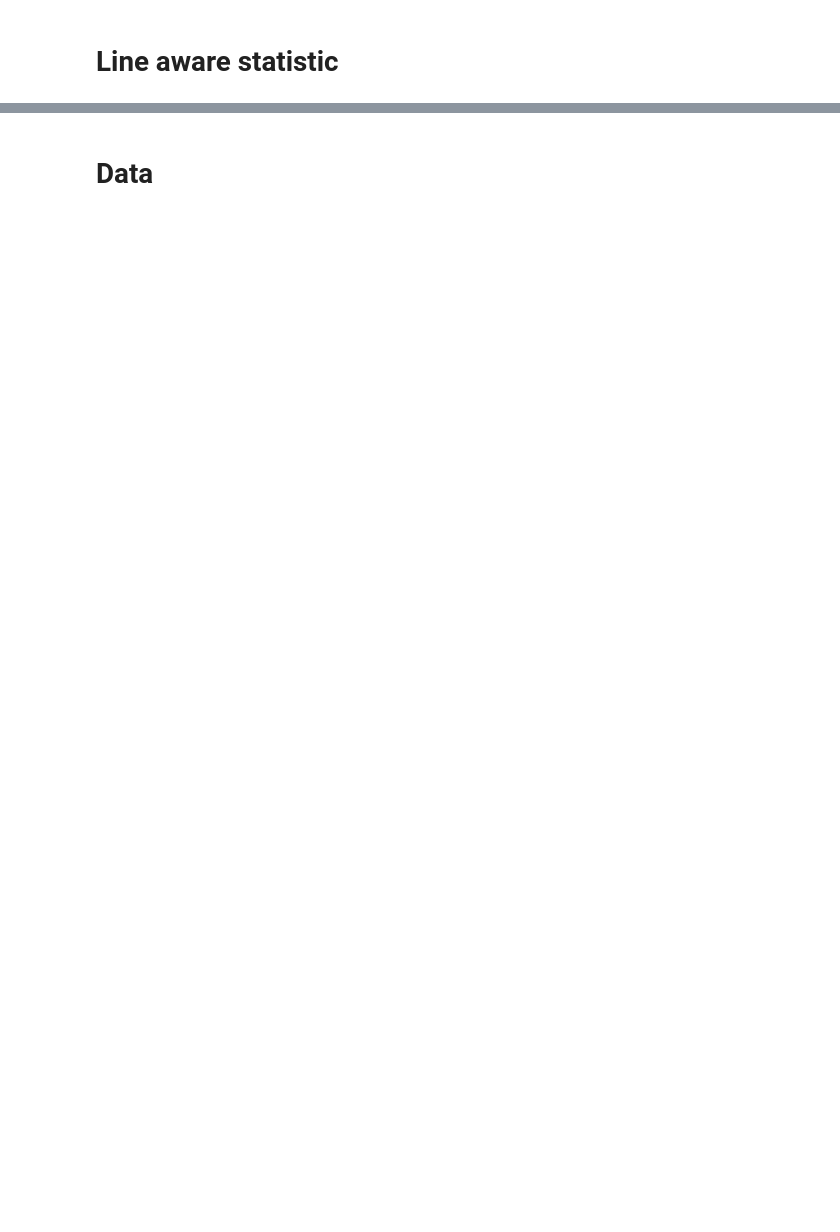
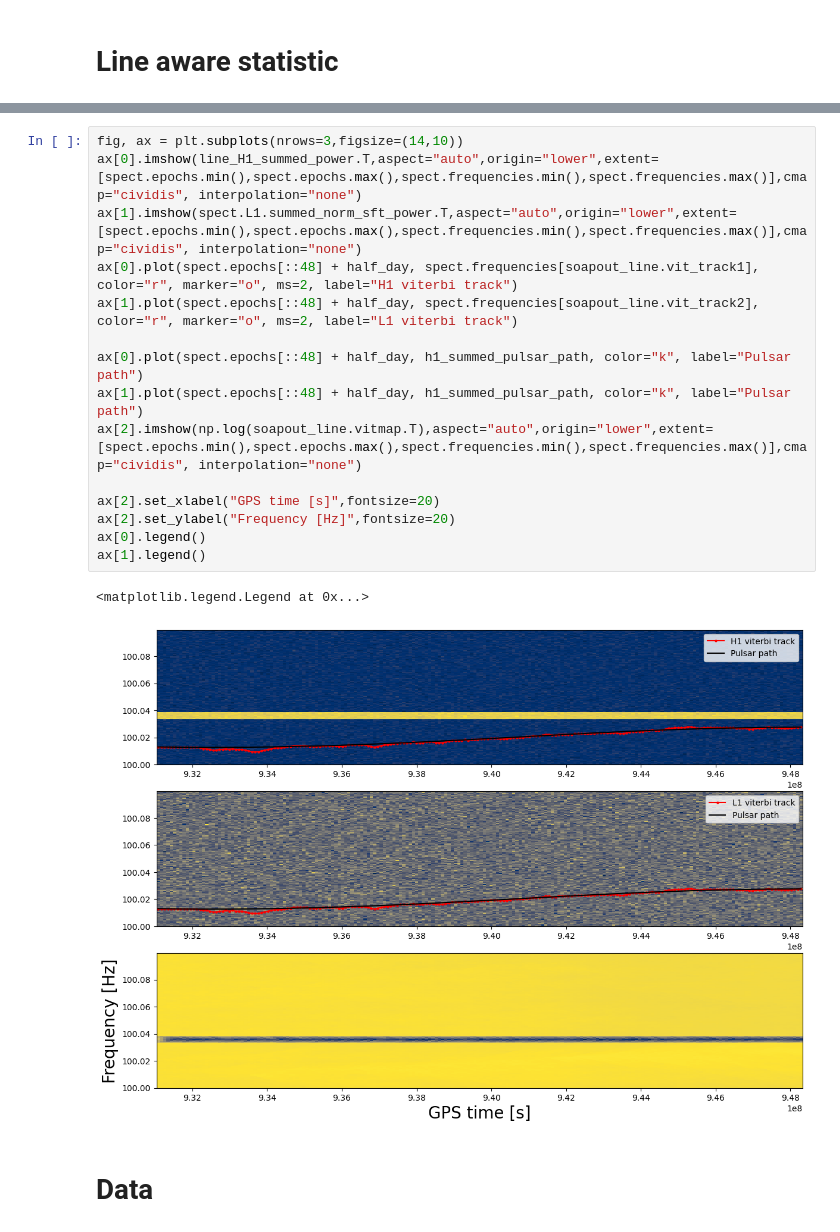
Before and after one commit to jcbayley/cwworkshop, a Jupyter notebook: cwworkshop_soap.ipynb, the cells around one changed output, grey strips where cells are left out. Saved outputs shown, nothing was run; the diff lists cells and outputs as text; blank space fills up the shorter version.

```diff
--- a/cwworkshop_soap.ipynb
+++ b/cwworkshop_soap.ipynb
@@ -96,3 +211,21 @@ ax.set_ylabel("Frequency [Hz]",fontsize=20)
+# %%
+fig, ax = plt.subplots(nrows=3,figsize=(14,10))
+ax[0].imshow(line_H1_summed_power.T,aspect="auto",origin="lower",extent=[spect.epochs.min(),spect.epochs.max(),spect.frequencies.min(),spect.frequencies.max()],cmap="cividis", interpolation="none")
+ax[1].imshow(spect.L1.summed_norm_sft_power.T,aspect="auto",origin="lower",extent=[spect.epochs.min(),spect.epochs.max(),spect.frequencies.min(),spect.frequencies.max()],cmap="cividis", interpolation="none")
+ax[0].plot(spect.epochs[::48] + half_day, spect.frequencies[soapout_line.vit_track1], color="r", marker="o", ms=2, label="H1 viterbi track")
+ax[1].plot(spect.epochs[::48] + half_day, spect.frequencies[soapout_line.vit_track2], color="r", marker="o", ms=2, label="L1 viterbi track")
+
+ax[0].plot(spect.epochs[::48] + half_day, h1_summed_pulsar_path, color="k", label="Pulsar path")
+ax[1].plot(spect.epochs[::48] + half_day, h1_summed_pulsar_path, color="k", label="Pulsar path")
+ax[2].imshow(np.log(soapout_line.vitmap.T),aspect="auto",origin="lower",extent=[spect.epochs.min(),spect.epochs.max(),spect.frequencies.min(),spect.frequencies.max()],cmap="cividis", interpolation="none")
+
+ax[2].set_xlabel("GPS time [s]",fontsize=20)
+ax[2].set_ylabel("Frequency [Hz]",fontsize=20)
+ax[0].legend()
+ax[1].legend()
+# %% [output]
+<matplotlib.legend.Legend at 0x...>
+[figure, added]
 # %% [markdown]
 # Data
 # %% [markdown]
```
Also changed, not shown: parts of 68 cells of this notebook, 3 other files.
